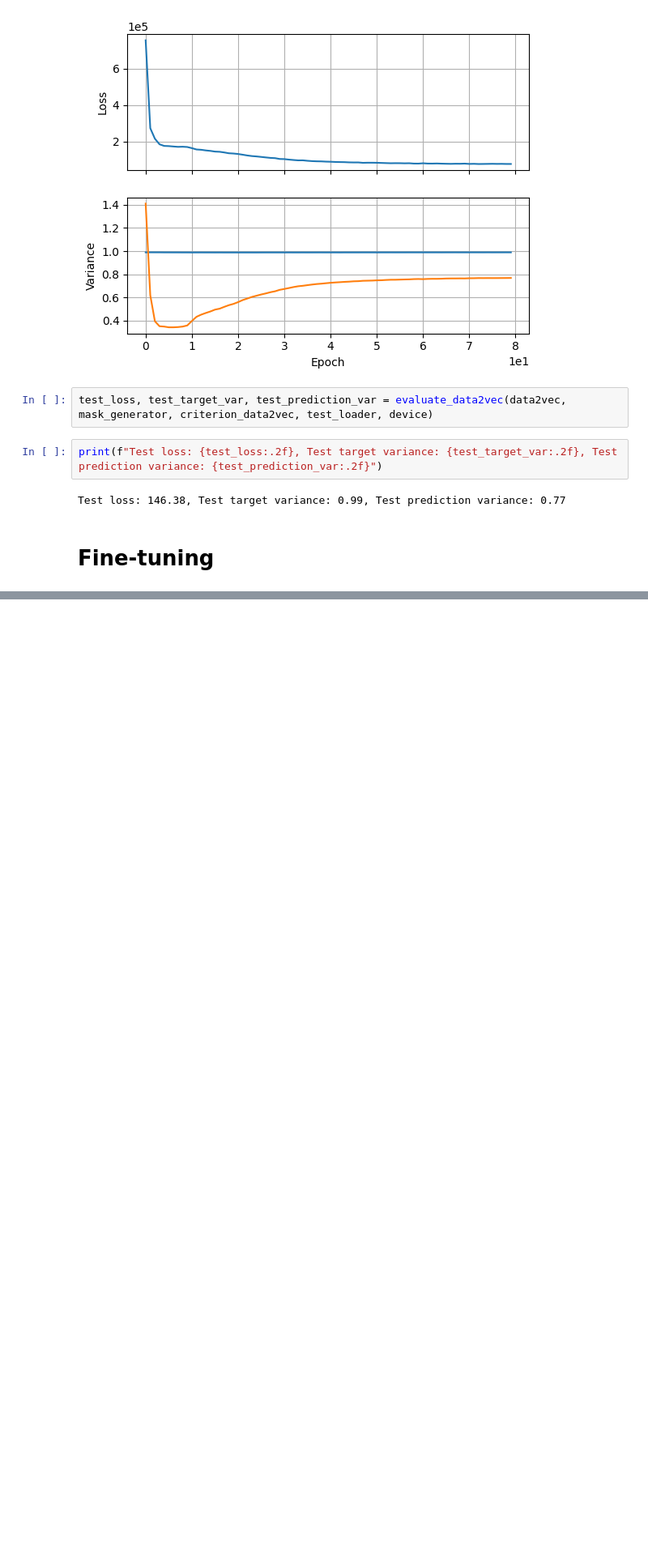
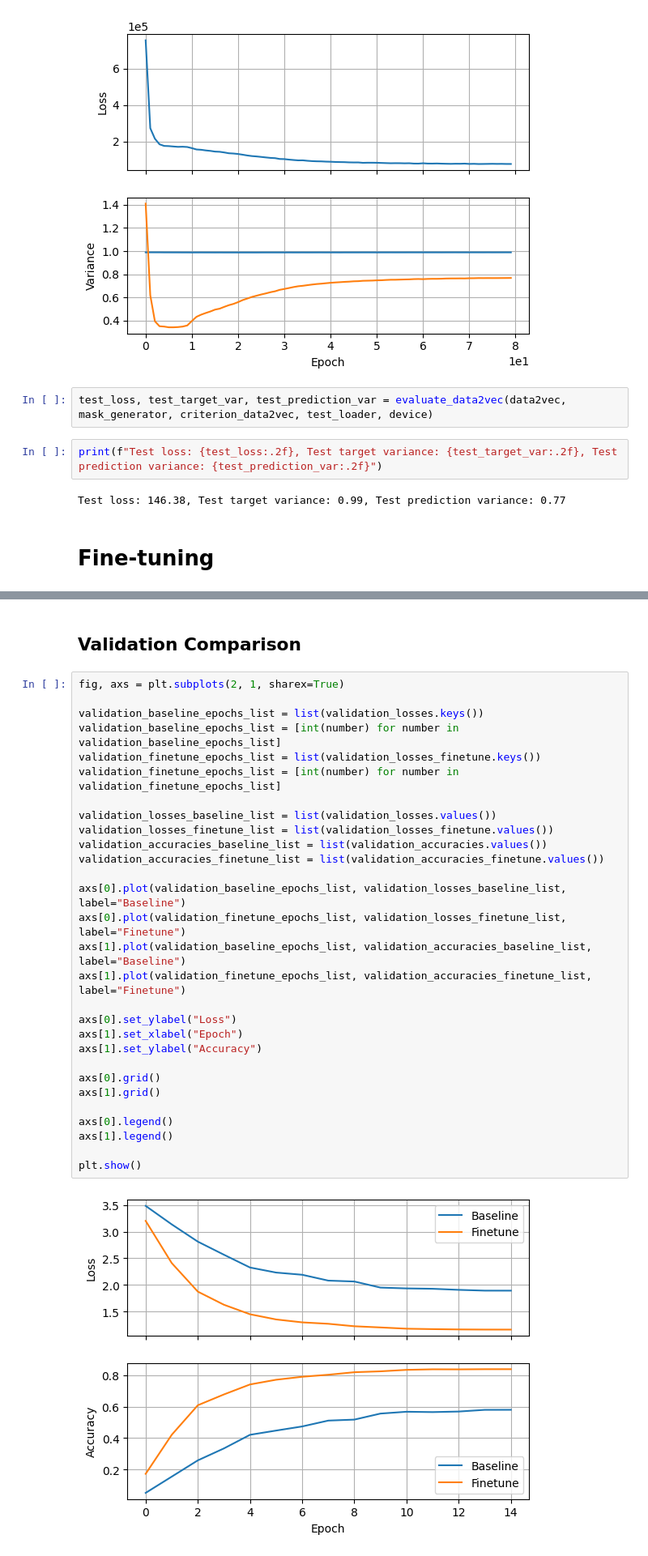
Before and after one commit to sameerhashmi36/Deep_Learning_AAU, a Jupyter notebook: self_supervised_learning/ssl_data2vec_kws.ipynb, the cells around one changed output, grey strips where cells are left out. Shown at 81% size. Saved outputs shown, nothing was run; the diff lists cells and outputs as text; blank space fills up the shorter version.

```diff
--- a/self_supervised_learning/ssl_data2vec_kws.ipynb
+++ b/self_supervised_learning/ssl_data2vec_kws.ipynb
@@ -1100,0 +1188,33 @@ criterion_finetune = nn.CrossEntropyLoss(label_smoothing=0.1)
+# %% [markdown]
+## Validation Comparison
+# %%
+fig, axs = plt.subplots(2, 1, sharex=True)
+
+validation_baseline_epochs_list = list(validation_losses.keys())
+validation_baseline_epochs_list = [int(number) for number in validation_baseline_epochs_list]
+validation_finetune_epochs_list = list(validation_losses_finetune.keys())
+validation_finetune_epochs_list = [int(number) for number in validation_finetune_epochs_list]
+
+validation_losses_baseline_list = list(validation_losses.values())
+validation_losses_finetune_list = list(validation_losses_finetune.values())
+validation_accuracies_baseline_list = list(validation_accuracies.values())
+validation_accuracies_finetune_list = list(validation_accuracies_finetune.values())
+
+axs[0].plot(validation_baseline_epochs_list, validation_losses_baseline_list, label="Baseline")
+axs[0].plot(validation_finetune_epochs_list, validation_losses_finetune_list, label="Finetune")
+axs[1].plot(validation_baseline_epochs_list, validation_accuracies_baseline_list, label="Baseline")
+axs[1].plot(validation_finetune_epochs_list, validation_accuracies_finetune_list, label="Finetune")
+
+axs[0].set_ylabel("Loss")
+axs[1].set_xlabel("Epoch")
+axs[1].set_ylabel("Accuracy")
+
+axs[0].grid()
+axs[1].grid()
+
+axs[0].legend()
+axs[1].legend()
+
+plt.show()
+# %% [output]
+[figure, added]
```
Also changed, not shown: parts of 12 cells of this notebook.
